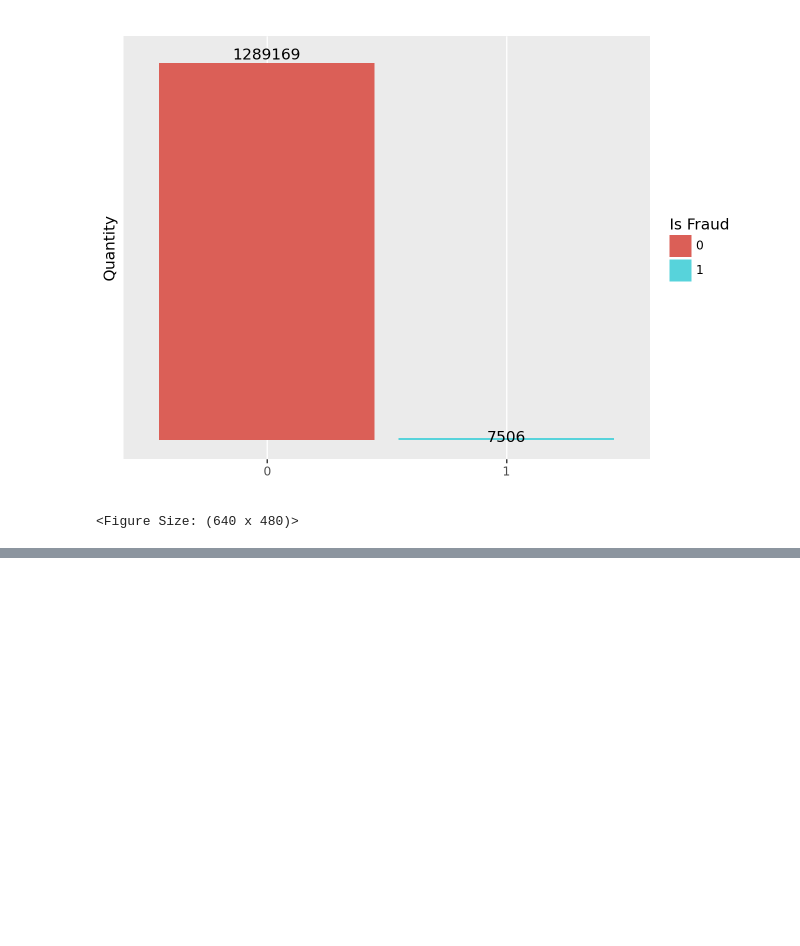
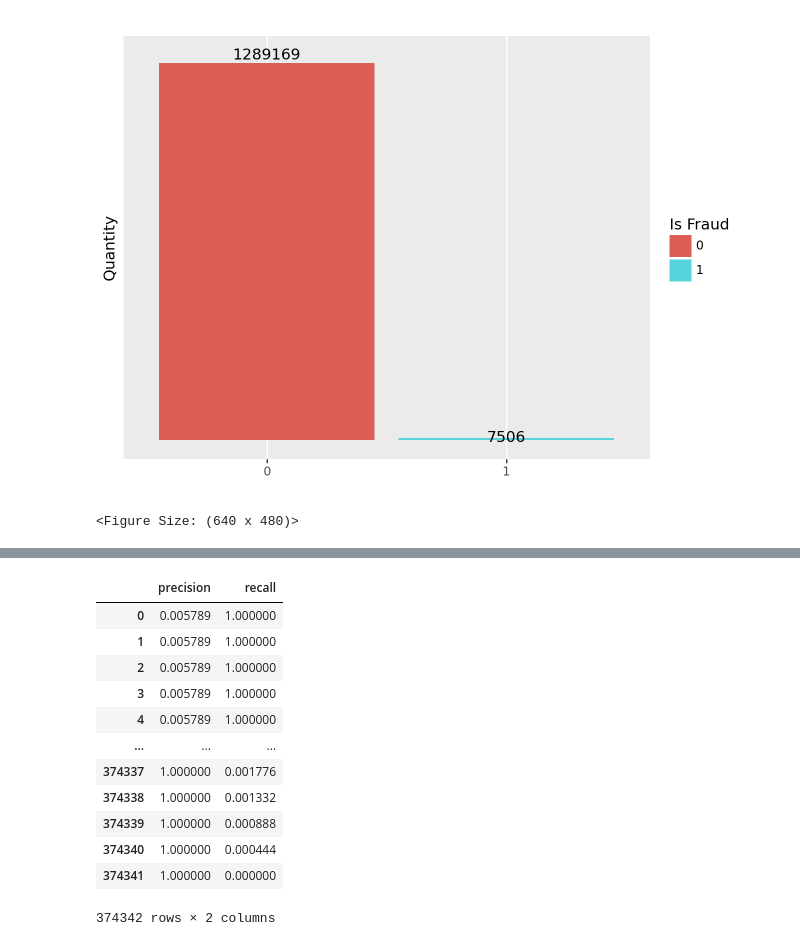
Before and after one commit to iasuu/imbalanced_data_CATBOOST, a Jupyter notebook: SCRIPT/dealing_imbalanced_data.ipynb, the cells around one changed output, grey strips where cells are left out. Cells and saved outputs as stored; diff of their text form; code cells hidden in the pictures; blank space fills up the shorter version.

```diff
--- a/SCRIPT/dealing_imbalanced_data.ipynb
+++ b/SCRIPT/dealing_imbalanced_data.ipynb
@@ -138,0 +214,16 @@ Recall Score for CatBoost: 74.247%
+# %%
+teste
+# %% [output]
+|  | precision | recall |
+| 0 | 0.005789 | 1.000000 |
+| 1 | 0.005789 | 1.000000 |
+| 2 | 0.005789 | 1.000000 |
+| 3 | 0.005789 | 1.000000 |
+| 4 | 0.005789 | 1.000000 |
+| ... | ... | ... |
+| 374337 | 1.000000 | 0.001776 |
+| 374338 | 1.000000 | 0.001332 |
+| 374339 | 1.000000 | 0.000888 |
+| 374340 | 1.000000 | 0.000444 |
+| 374341 | 1.000000 | 0.000000 |
+374342 rows × 2 columns
```
Also changed, not shown: parts of 14 cells of this notebook, 4 other files.
